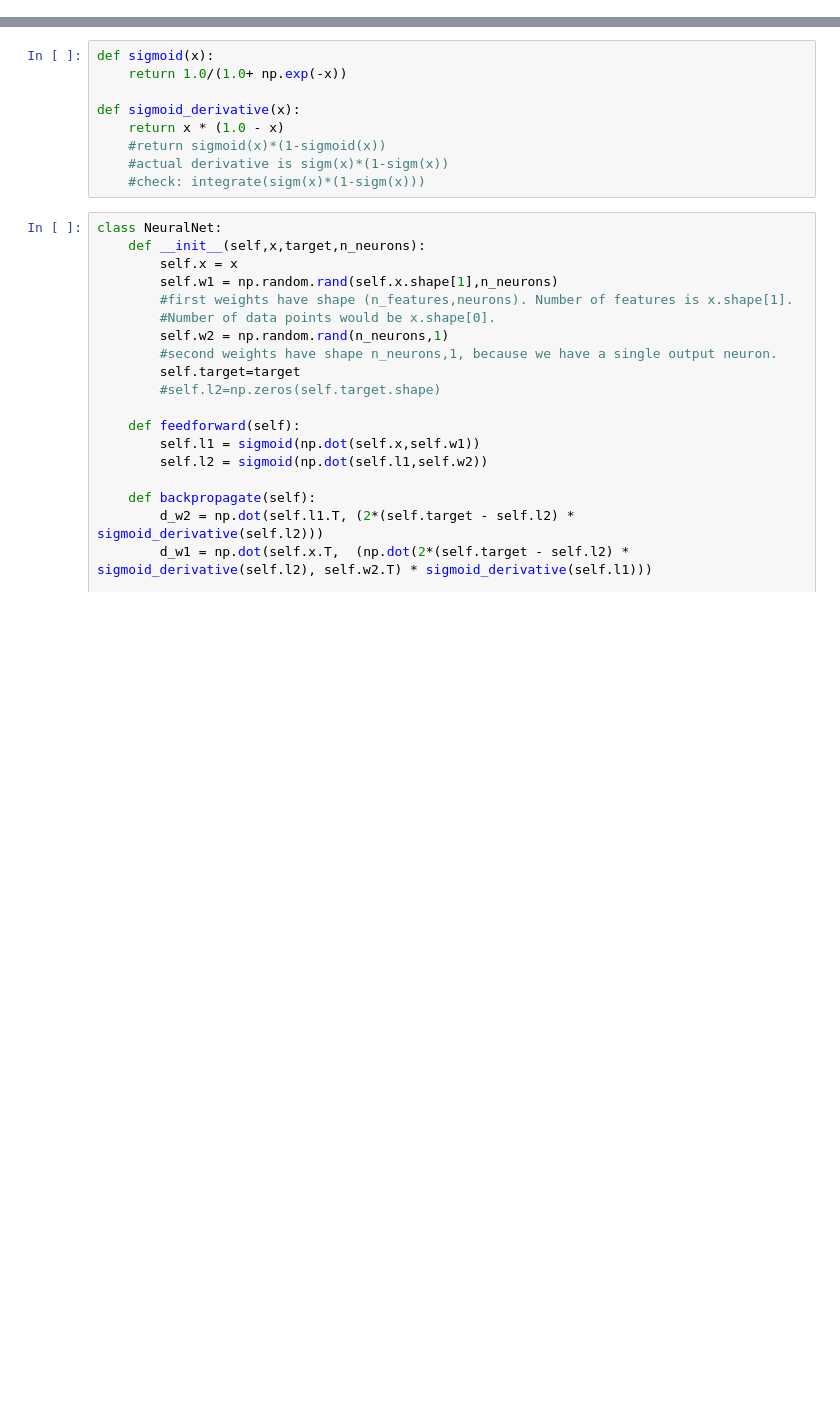
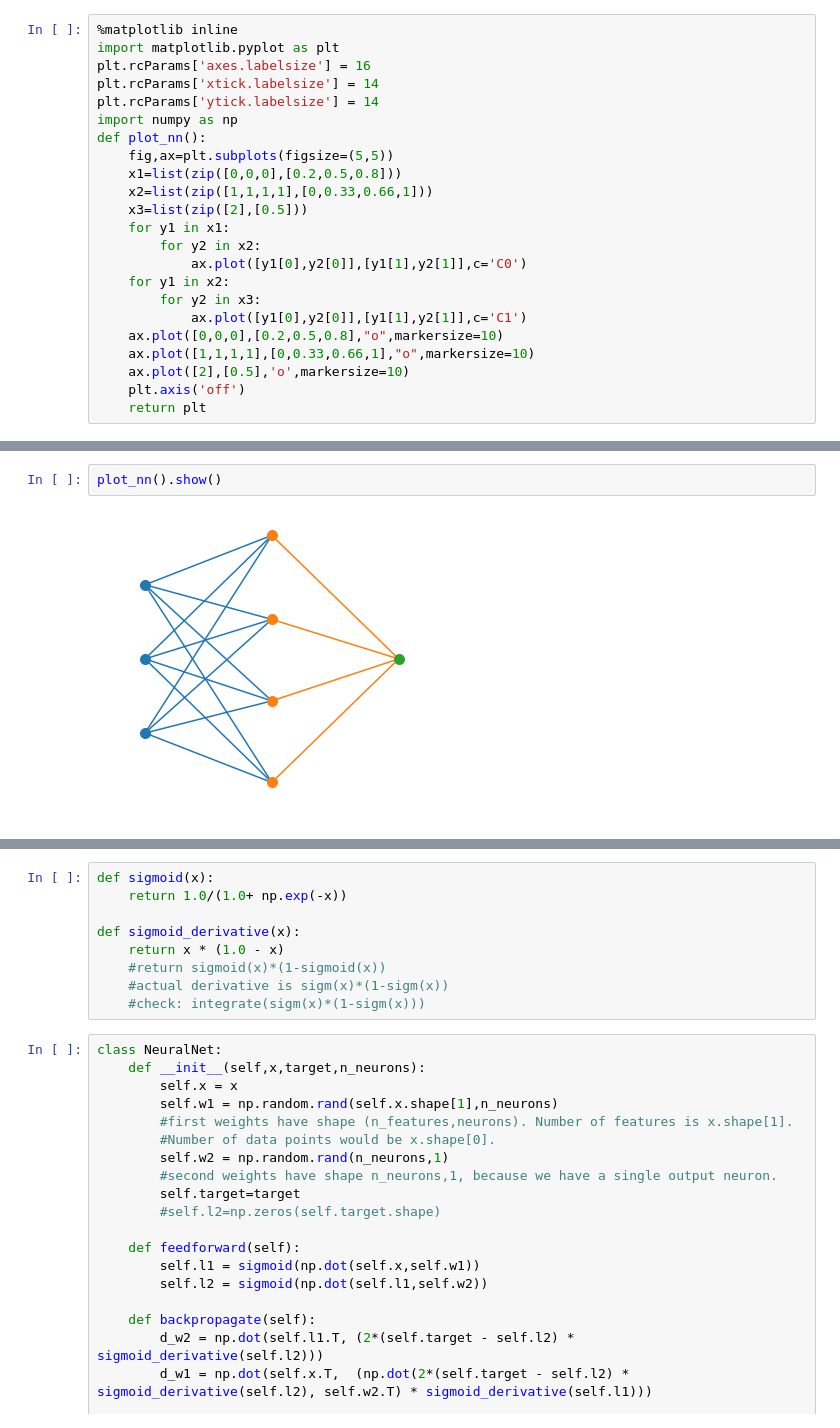
Before and after one commit to k111git/teaching, a Jupyter notebook: self_nn_v2.ipynb, the cells around one changed output, grey strips where cells are left out. Saved outputs shown, nothing was run; the diff lists cells and outputs as text; blank space fills up the shorter version.

```diff
--- a/self_nn_v2.ipynb
+++ b/self_nn_v2.ipynb
@@ -7,3 +1,26 @@ Build NN: https://towardsdatascience.com/how-to-build-your-own-neural-network-fr
+# %%
+%matplotlib inline
+import matplotlib.pyplot as plt
+plt.rcParams['axes.labelsize'] = 16
+plt.rcParams['xtick.labelsize'] = 14
+plt.rcParams['ytick.labelsize'] = 14
+import numpy as np
+def plot_nn():
+    fig,ax=plt.subplots(figsize=(5,5))
+    x1=list(zip([0,0,0],[0.2,0.5,0.8]))
+    x2=list(zip([1,1,1,1],[0,0.33,0.66,1]))
+    x3=list(zip([2],[0.5]))
+    for y1 in x1:
+        for y2 in x2:
+            ax.plot([y1[0],y2[0]],[y1[1],y2[1]],c='C0')
+    for y1 in x2:
+        for y2 in x3:
+            ax.plot([y1[0],y2[0]],[y1[1],y2[1]],c='C1')
+    ax.plot([0,0,0],[0.2,0.5,0.8],"o",markersize=10)
+    ax.plot([1,1,1,1],[0,0.33,0.66,1],"o",markersize=10)
+    ax.plot([2],[0.5],'o',markersize=10)
+    plt.axis('off')
+    return plt
 # %% [markdown]
 ## Preliminaries
 
@@ -48 +68,5 @@ $$
+# %%
+plot_nn().show()
+# %% [output]
+[figure, added]
 # %% [markdown]
```
Also changed, not shown: parts of 12 cells of this notebook.
